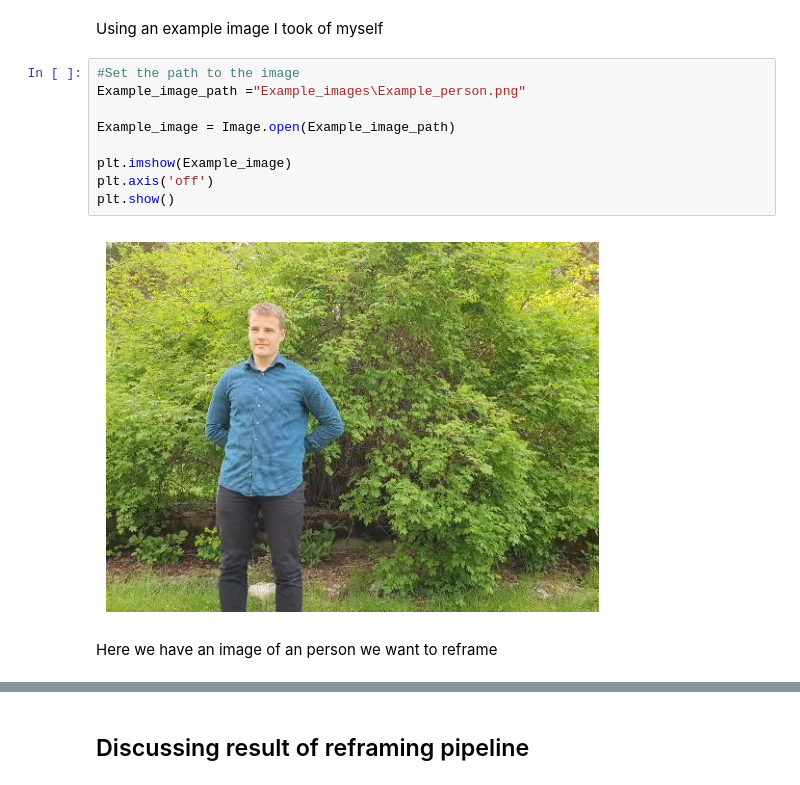
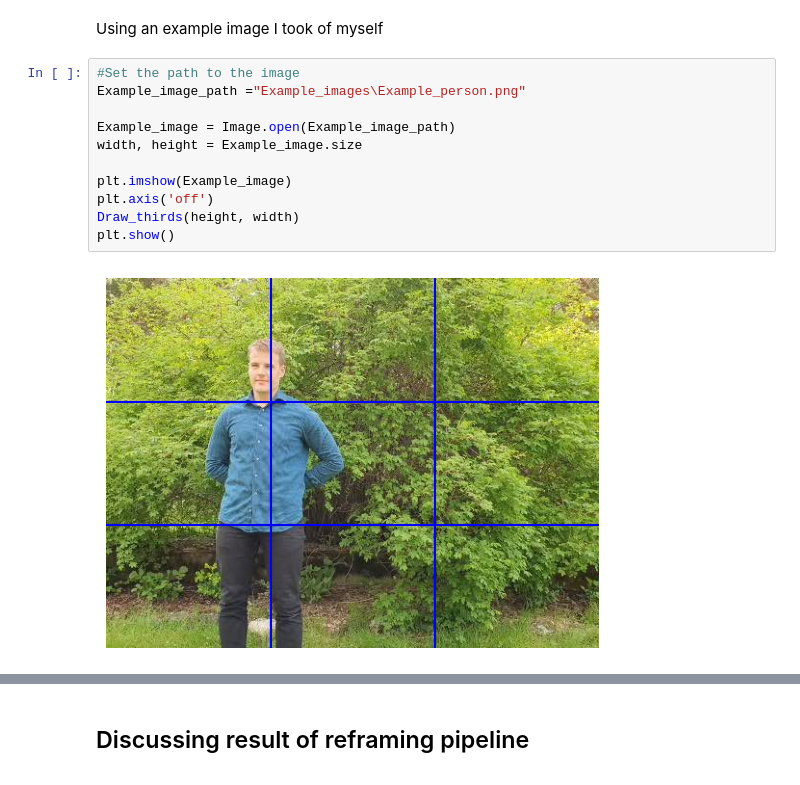
Before and after one commit to eloMG/gen-ai-photography, a Jupyter notebook: report.ipynb, the cells around one changed output, grey strips where cells are left out. Saved outputs shown, nothing was run; the diff lists cells and outputs as text.

```diff
--- a/report.ipynb
+++ b/report.ipynb
@@ -378,13 +378,13 @@ Using an example image I took of myself
 # %%
 #Set the path to the image
 Example_image_path ="Example_images\Example_person.png"
 
 Example_image = Image.open(Example_image_path)
+width, height = Example_image.size
 
 plt.imshow(Example_image)
 plt.axis('off')
+Draw_thirds(height, width)
 plt.show()
 # %% [output]
-[figure, old version]
+[figure, new version]
-# %% [markdown]
-Here we have an image of an person we want to reframe
```
Also changed, not shown: parts of 5 cells of this notebook.
